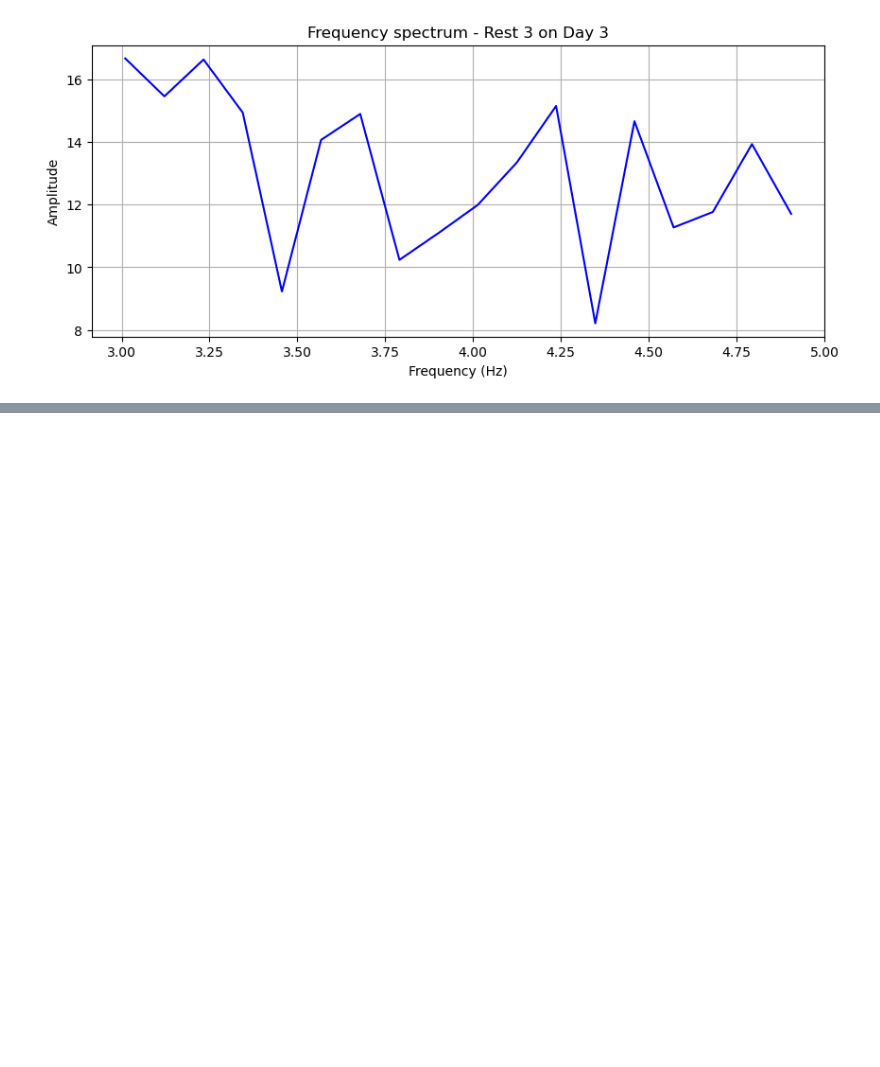
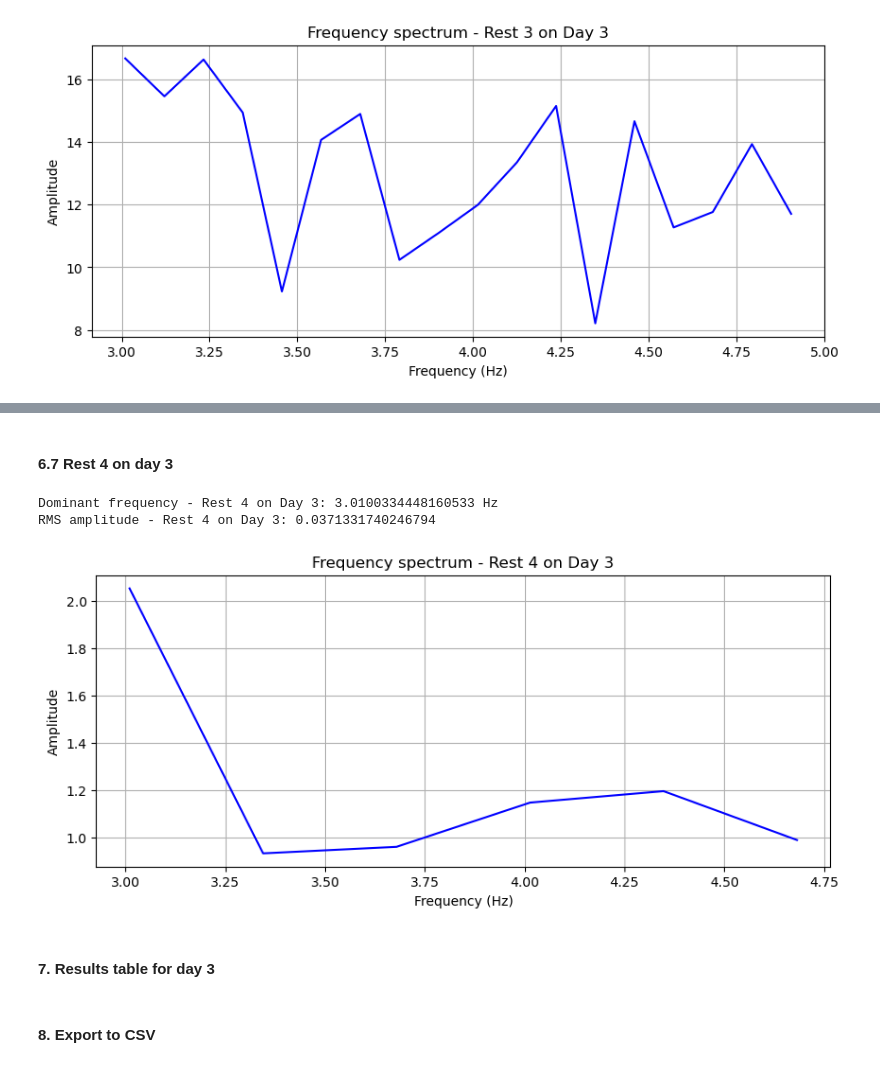
Before and after one commit to zemmahisofi-byte/Projet_R_Python, a Jupyter notebook: Projet_python/main.ipynb, the cells around one changed output, grey strips where cells are left out. Cells and saved outputs as stored; diff of their text form; code cells hidden in the pictures; blank space fills up the shorter version.

```diff
--- a/Projet_python/main.ipynb
+++ b/Projet_python/main.ipynb
@@ -1566,0 +1614,51 @@ RMS amplitude - Rest 3 on Day 3: 0.24140591702109238
+# %% [markdown]
+#### 6.7 Rest 4 on day 3
+# %%
+# Define Rest 4 - Day 3
+rest4_d3 = df_3[(df_3["Time (s)"] >= 435) & (df_3["Time (s)"] <= 438)]
+
+# Signal
+signal_rest4_d3 = rest4_d3["magnitude"].values
+
+# Remove mean
+signal_centered_rest4_d3 = signal_rest4_d3 - np.mean(signal_rest4_d3)
+
+# Sampling frequency
+fs = 100
+
+# FFT
+fft_vals_rest4_d3 = np.abs(np.fft.fft(signal_centered_rest4_d3))
+freqs_rest4_d3 = np.fft.fftfreq(len(signal_centered_rest4_d3), d=1/fs)
+
+# Keep positive frequencies
+positive_freqs_rest4_d3 = freqs_rest4_d3[:len(freqs_rest4_d3)//2]
+positive_fft_rest4_d3 = fft_vals_rest4_d3[:len(fft_vals_rest4_d3)//2]
+
+# Mask 3–5 Hz
+mask_rest4_d3 = (positive_freqs_rest4_d3 >= 3) & (positive_freqs_rest4_d3 <= 5)
+
+# Dominant frequency
+dominant_freq_rest4_d3 = positive_freqs_rest4_d3[mask_rest4_d3][np.argmax(positive_fft_rest4_d3[mask_rest4_d3])]
+
+print("Dominant frequency - Rest 4 on Day 3:", dominant_freq_rest4_d3, "Hz")
+
+# RMS amplitude
+rms_rest4_d3 = np.sqrt(np.mean(signal_centered_rest4_d3**2))
+print("RMS amplitude - Rest 4 on Day 3:", rms_rest4_d3)
+
+# Plot
+plt.figure(figsize=(10,4))
+plt.plot(positive_freqs_rest4_d3[mask_rest4_d3], positive_fft_rest4_d3[mask_rest4_d3], color="blue")
+plt.xlabel("Frequency (Hz)")
+plt.ylabel("Amplitude")
+plt.title("Frequency spectrum - Rest 4 on Day 3")
+plt.grid(True)
+plt.show()
+# %% [output]
+Dominant frequency - Rest 4 on Day 3: 3.0100334448160533 Hz
+RMS amplitude - Rest 4 on Day 3: 0.0371331740246794
+[figure, added]
+# %% [markdown]
+#### 7. Results table for day 3
+# %% [markdown]
+#### 8. Export to CSV
```
Also changed, not shown: parts of 2 cells of this notebook.
